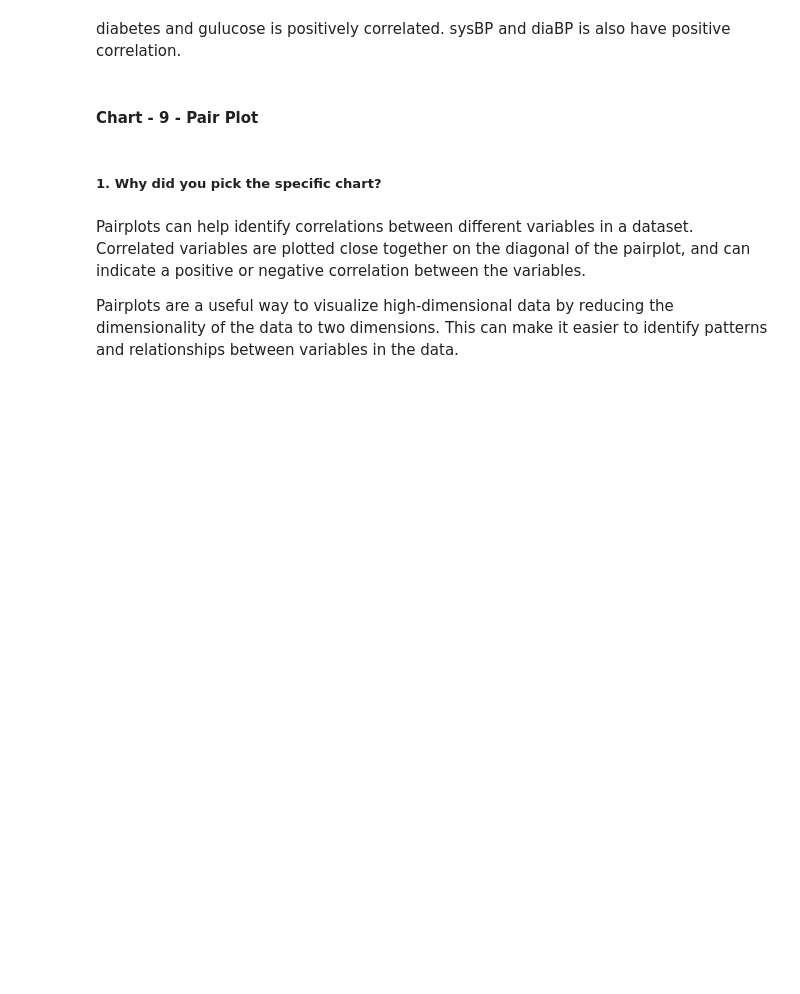
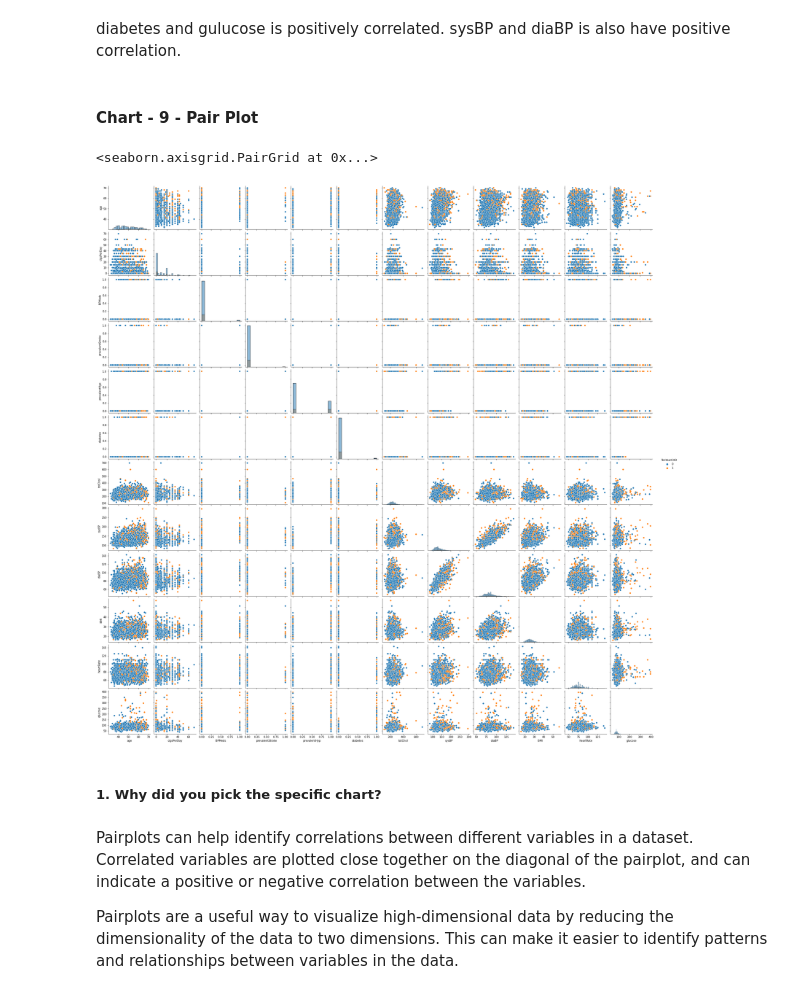
Before and after one commit to amoghpai17/Cardiovascular_Risk_prediction, a Jupyter notebook: Cardiovascular_Risk_prediction.ipynb, the cells around one changed output. Cells and saved outputs as stored; diff of their text form; code cells hidden in the pictures; blank space fills up the shorter version.

```diff
--- a/Cardiovascular_Risk_prediction.ipynb
+++ b/Cardiovascular_Risk_prediction.ipynb
@@ -534,6 +534,10 @@ diabetes and gulucose is positively correlated. sysBP and diaBP is also have pos
 #### Chart - 9 - Pair Plot
 # %%
 # Pair Plot visualization code
+sns.pairplot(df, hue='TenYearCHD', diag_kind='hist')
+# %% [output]
+<seaborn.axisgrid.PairGrid at 0x...>
+[figure, added]
 # %% [markdown]
 ##### 1. Why did you pick the specific chart?
 # %% [markdown]
```
Also changed, not shown: parts of 8 cells of this notebook.
